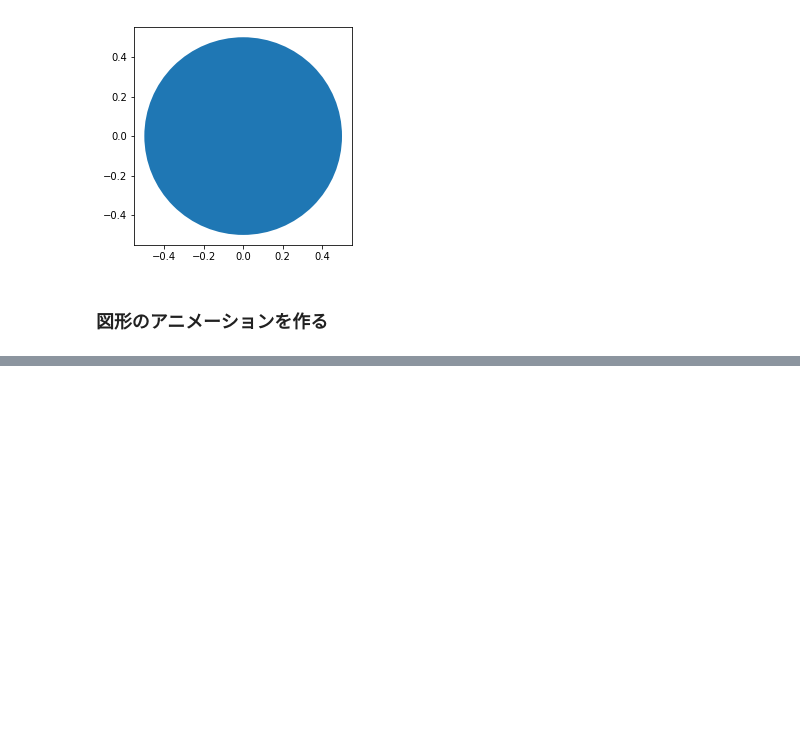
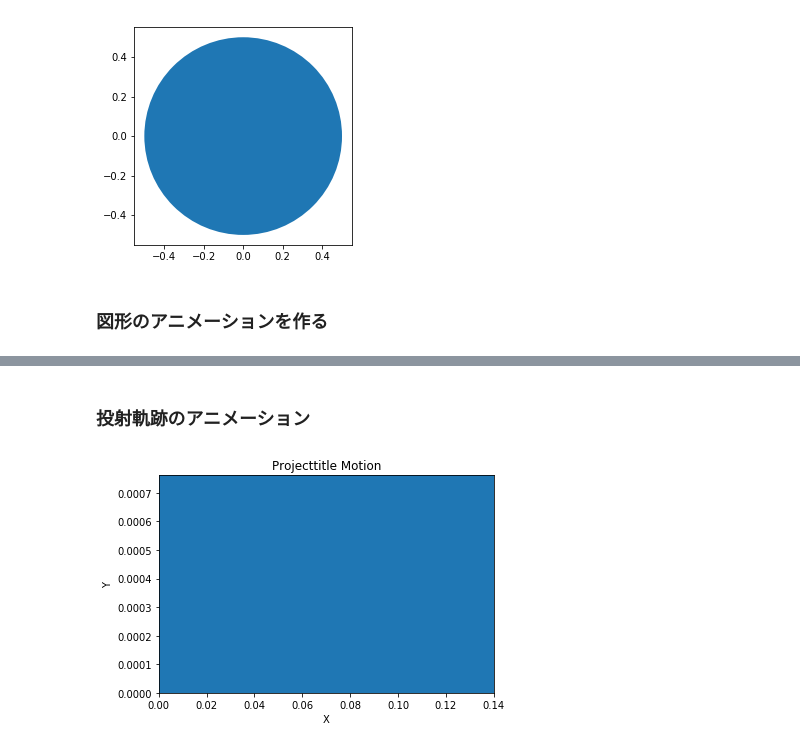
Before and after one commit to k2works/my_notebooks, a Jupyter notebook: source/study_for_math/06.ipynb, the cells around one changed output, grey strips where cells are left out. Drawn from its saved outputs; the diff is of its cells as text; code cells hidden in the pictures; blank space fills up the shorter version.

```diff
--- a/source/study_for_math/06.ipynb
+++ b/source/study_for_math/06.ipynb
@@ -85,0 +86,65 @@ if __name__ == '__main__':
+# %% [markdown]
+### 投射軌跡のアニメーション
+# %%
+'''
+投射運動オブジェクトの軌跡アニメーション
+'''
+
+from matplotlib import pyplot as plt
+from matplotlib import animation
+import math
+
+g = 9.8
+
+
+def get_intervals(u, theta):
+    t_flight = 2 * u * math.sin(theta) / g
+    intervals = []
+    start = 0
+    interval = 0.005
+    while start < t_flight:
+        intervals.append(start)
+        start = start + interval
+    return intervals
+
+
+def update_position(i, circle, intervals, u, theta):
+    t = intervals[i]
+    x = u * math.cos(theta) * t
+    y = u * math.sin(theta) * t - 0.5 * g * t * t
+    circle.center = x, y
+    return circle
+
+
+def create_animation(u, theta):
+    intervals = get_intervals(u, theta)
+
+    xmin = 0
+    xmax = u * math.cos(theta) * intervals[-1]
+    ymin = 0
+    t_max = u * math.sin(theta) / g
+    ymax = u * math.sin(theta) * t_max - 0.5 * g * t_max ** 2
+    fig = plt.gcf()
+    ax = plt.axes(xlim=(xmin, xmax), ylim=(ymin, ymax))
+
+    circle = plt.Circle((xmin, ymin), 1.0)
+    ax.add_patch(circle)
+    anim = animation.FuncAnimation(fig, update_position, fargs=(circle, intervals, u, theta), frames=len(intervals),
+                                   interval=1, repeat=False)
+    plt.title('Projecttitle Motion')
+    plt.xlabel('X')
+    plt.ylabel('Y')
+    plt.show()
+
+
+if __name__ == '__main__':
+    try:
+        u = float(1)
+        theta = float(1)
+    except ValueError:
+        print('You entered an invalid input')
+    else:
+        theta = math.radians(theta)
+        create_animation(7, theta)
+# %% [output]
+[figure, added]
```
Also changed, not shown: parts of 1 cell of this notebook.
